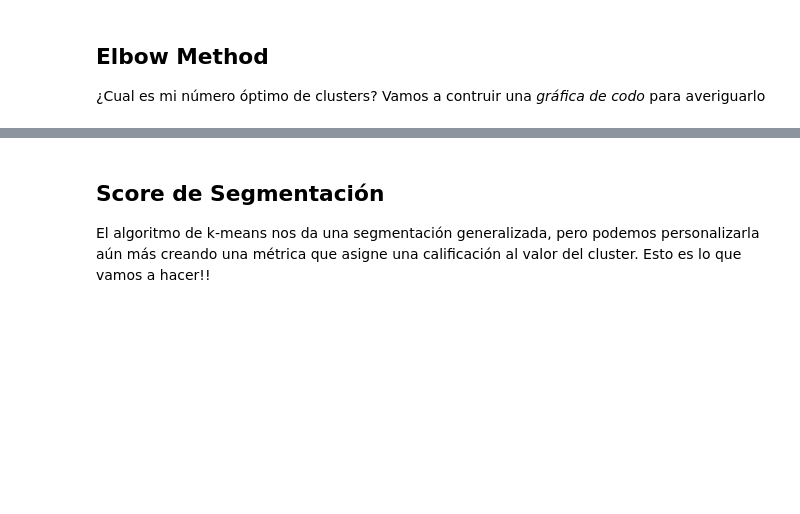
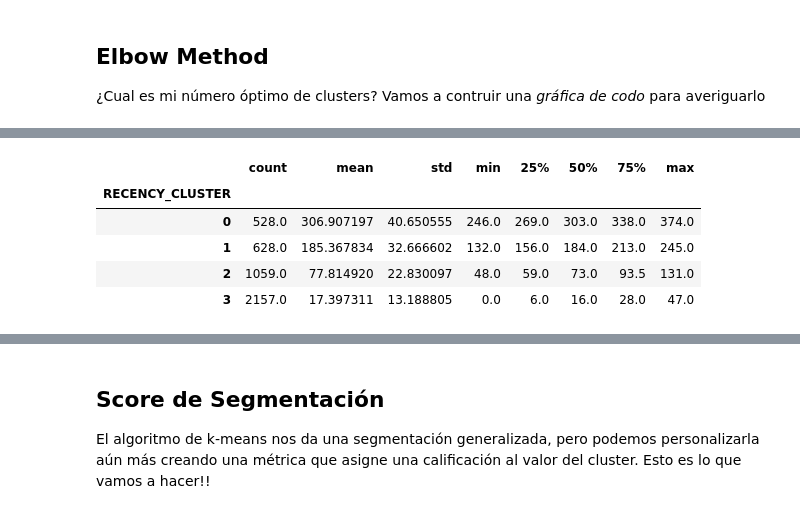
Before and after one commit to Benmaza/Benmaza, a Jupyter notebook: EBAC/Avance Proyecto/parte III/M30 Aprendizaje no Supervisado.ipynb, the cells around one changed output, grey strips where cells are left out. Saved outputs shown, nothing was run; the diff lists cells and outputs as text; code cells hidden in the pictures; blank space fills up the shorter version.

```diff
--- a/EBAC/Avance Proyecto/parte III/M30 Aprendizaje no Supervisado.ipynb
+++ b/EBAC/Avance Proyecto/parte III/M30 Aprendizaje no Supervisado.ipynb
@@ -294,17 +314,24 @@ plt.show()
 # %%
 # Instanciar el algoritmo con 4 clusters para Recency
-kmeans = ____
+kmeans = KMeans(n_clusters=4, random_state=1)
 
 # Entrenar el algoritmo
-____
+kmeans.fit(recency[['RECENCY']])
 
 # Obtener las predicciones
-customer['RECENCY_CLUSTER'] = ____
+customer['RECENCY_CLUSTER'] = kmeans.labels_
 
 # Ordenar los clusters
 customer = order_cluster('RECENCY_CLUSTER', 'RECENCY', customer, False)
 
 # Estadística Descriptiva del cluster creado
-customer.groupby(____)[____].____()
+customer.groupby('RECENCY_CLUSTER')['RECENCY'].describe()
+# %% [output]
+|  | count | mean | std | min | 25% | 50% | 75% | max |
+| RECENCY_CLUSTER |  |  |  |  |  |  |  |  |
+| 0 | 528.0 | 306.907197 | 40.650555 | 246.0 | 269.0 | 303.0 | 338.0 | 374.0 |
+| 1 | 628.0 | 185.367834 | 32.666602 | 132.0 | 156.0 | 184.0 | 213.0 | 245.0 |
+| 2 | 1059.0 | 77.814920 | 22.830097 | 48.0 | 59.0 | 73.0 | 93.5 | 131.0 |
+| 3 | 2157.0 | 17.397311 | 13.188805 | 0.0 | 6.0 | 16.0 | 28.0 | 47.0 |
 # %%
 # Instanciar el algoritmo con 4 clusters para Frequency
```
Also changed, not shown: parts of 13 cells of this notebook, 8 other files.
